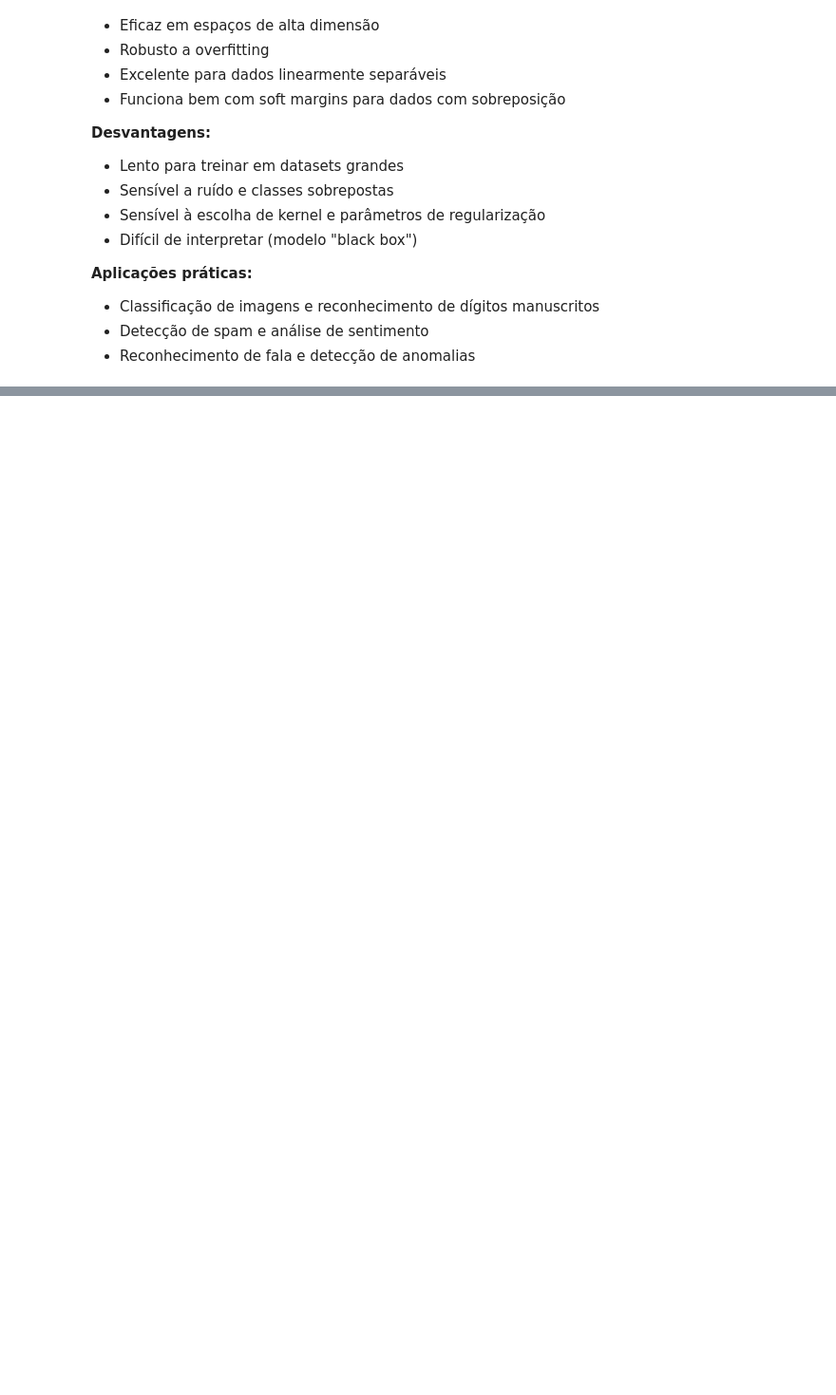
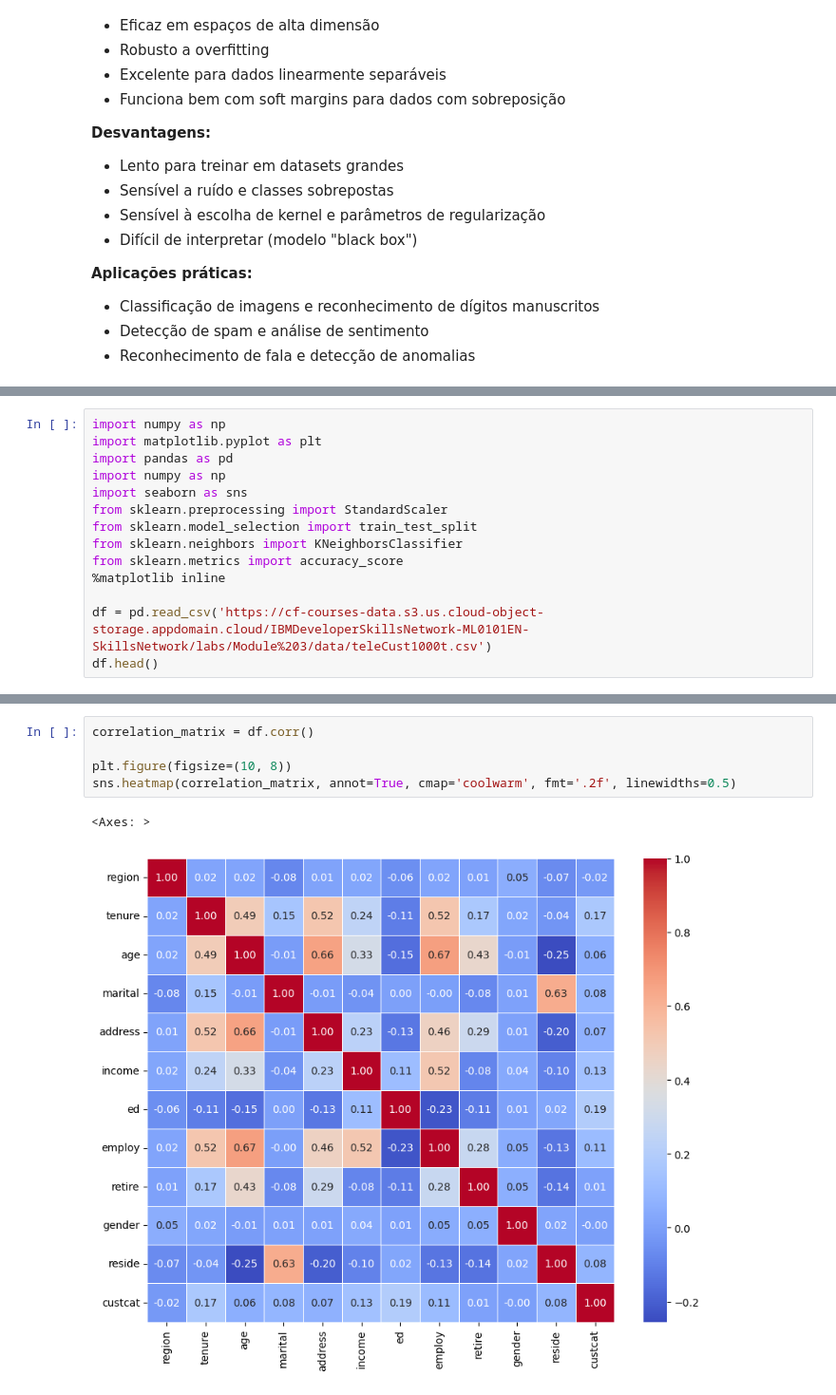
Before and after one commit to henriqueluza/fundamentos-python-data-science, a Jupyter notebook: Machine-Learning.ipynb, the cells around one changed output, grey strips where cells are left out. Shown at 95% size. Drawn from its saved outputs; the diff is of its cells as text; blank space fills up the shorter version.

```diff
--- a/Machine-Learning.ipynb
+++ b/Machine-Learning.ipynb
@@ -1362,0 +1509,14 @@ R^2 score : 0.028
+# %%
+import numpy as np
+import matplotlib.pyplot as plt
+import pandas as pd
+import numpy as np
+import seaborn as sns
+from sklearn.preprocessing import StandardScaler
+from sklearn.model_selection import train_test_split
+from sklearn.neighbors import KNeighborsClassifier
+from sklearn.metrics import accuracy_score
+%matplotlib inline
+
+df = pd.read_csv('https://cf-courses-data.s3.us.cloud-object-storage.appdomain.cloud/IBMDeveloperSkillsNetwork-ML0101EN-SkillsNetwork/labs/Module%203/data/teleCust1000t.csv')
+df.head()
@@ -1362,0 +1539,8 @@ R^2 score : 0.028
+# %%
+correlation_matrix = df.corr()
+
+plt.figure(figsize=(10, 8))
+sns.heatmap(correlation_matrix, annot=True, cmap='coolwarm', fmt='.2f', linewidths=0.5)
+# %% [output]
+<Axes: >
+[figure, added]
```
Also changed, not shown: parts of 60 cells of this notebook.
